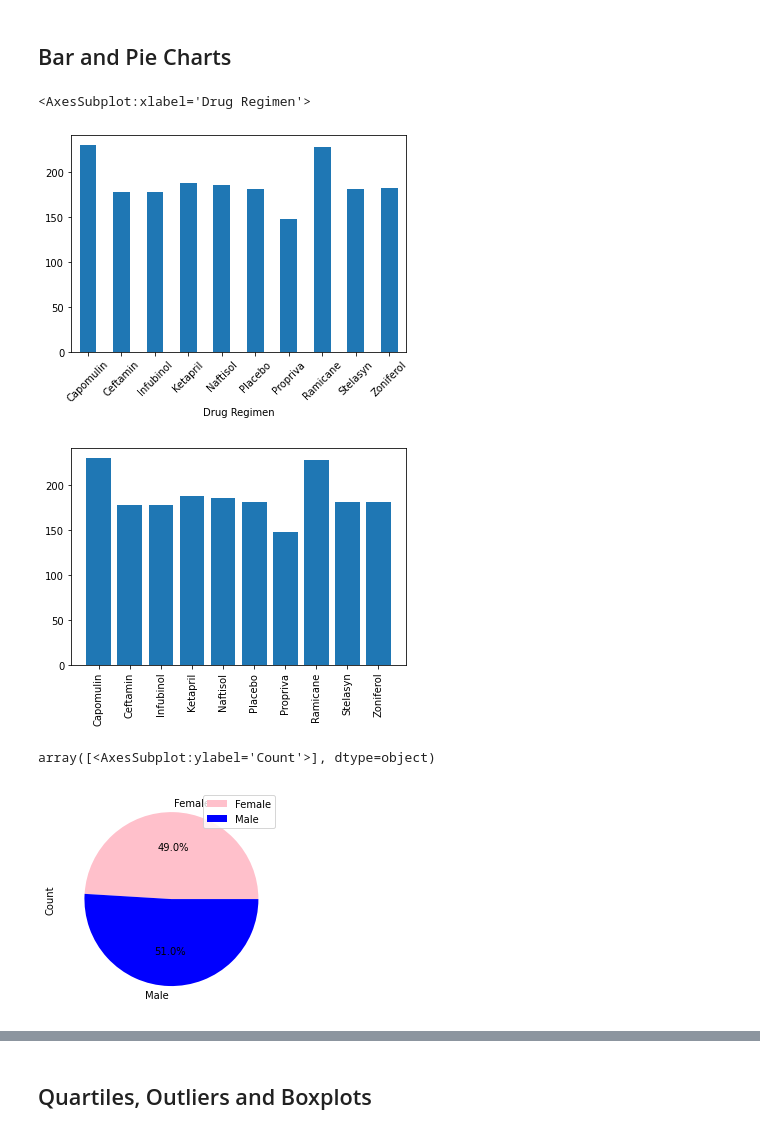
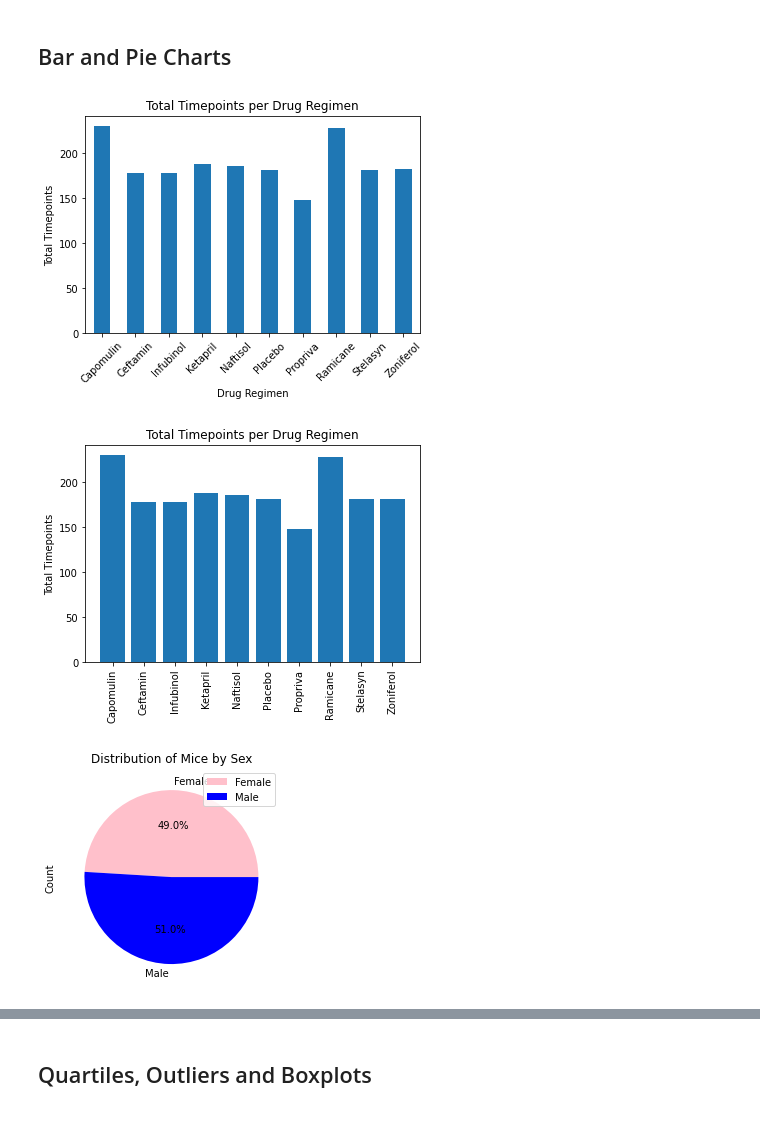
Before and after one commit to PatttyCakess/matplotlib_challenge, a Jupyter notebook: pymaceuticals_starter.ipynb, the cells around one changed output, grey strips where cells are left out. Saved outputs shown, nothing was run; the diff lists cells and outputs as text; code cells hidden in the pictures.

```diff
--- a/pymaceuticals_starter.ipynb
+++ b/pymaceuticals_starter.ipynb
@@ -143,27 +146,32 @@ import numpy as np
 total_count = regimen_group["Timepoint"].count()
 regimen_summary["Total Timepoints"] = total_count
 regimen_summary["Total Timepoints"].plot(kind = 'bar', rot = 45)
+plt.ylabel("Total Timepoints")
+plt.title("Total Timepoints per Drug Regimen")
+plt.show()
 # %% [output]
-<AxesSubplot:xlabel='Drug Regimen'>
-[figure, old version]
+[figure, new version]
 # %%
 # Generate a bar plot showing the total number of timepoints for all mice tested for each drug regimen using pyplot.
 x_axis = np.arange(len(regimen_summary))
 ticks = [x for x in x_axis]
 plt.bar(x_axis, regimen_summary["Total Timepoints"])
 plt.xticks(ticks, regimen_summary.index, rotation = "vertical")
+plt.ylabel("Total Timepoints")
+plt.title("Total Timepoints per Drug Regimen")
 plt.show()
 # %% [output]
-[figure, old version]
+[figure, new version]
 # %%
 # Generate a pie plot showing the distribution of female versus male mice using Pandas
 gender_group = clean_df.groupby("Sex")
 genders = gender_group["Mouse ID"].count()
 gender_df = pd.DataFrame({"Count":genders})
 gender_df.plot(kind="pie", subplots = True, colors = ["pink","blue"], autopct = "%1.1f%%")
+plt.title("Distribution of Mice by Sex")
+plt.show()
 # %% [output]
-array([<AxesSubplot:ylabel='Count'>], dtype=object)
-[figure, old version]
+[figure, new version]
 # %%
 # Generate a pie plot showing the distribution of female versus male mice using pyplot
 plt.pie(gender_df["Count"], colors = ["pink", "blue"],autopct = "%1.1f%%")
```
Also changed, not shown: parts of 10 cells of this notebook.
